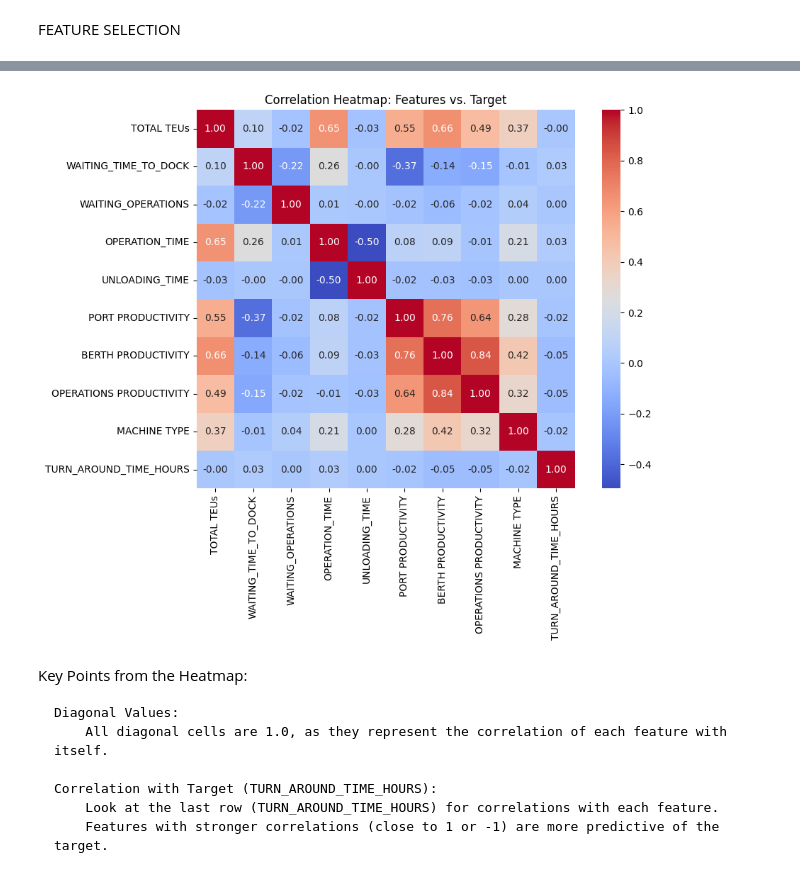
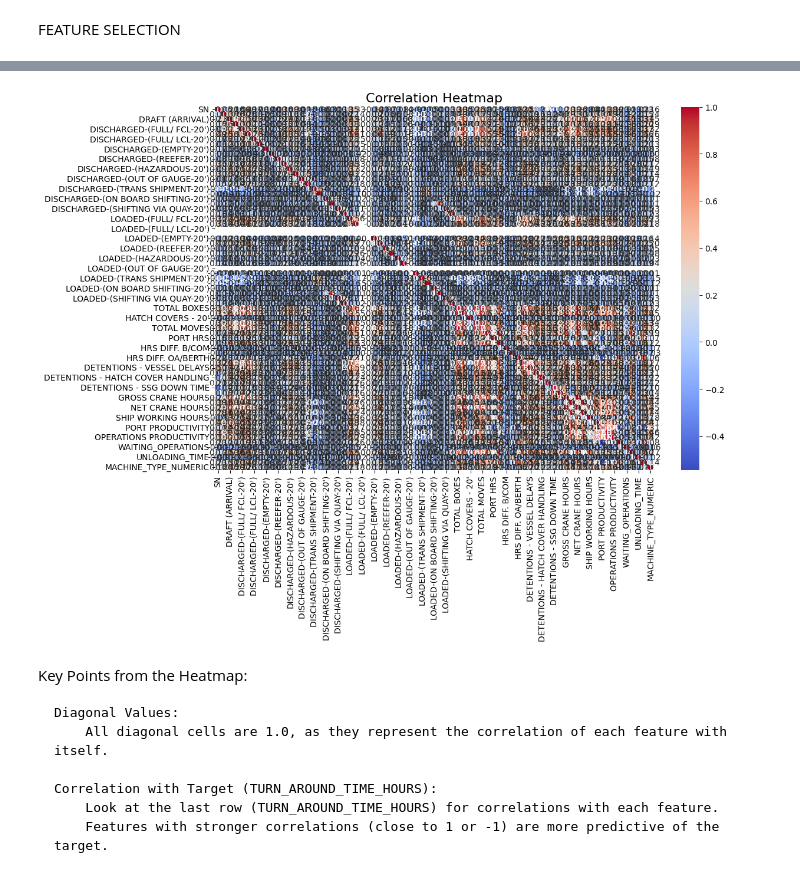
Before and after one commit to Athman-Athman/RESEARCH, a Jupyter notebook: RESEARCH_DATA_ANALYSIS_VTT_NOV_24.ipynb, the cells around one changed output, grey strips where cells are left out. Drawn from its saved outputs; the diff is of its cells as text; code cells hidden in the pictures.

```diff
--- a/RESEARCH_DATA_ANALYSIS_VTT_NOV_24.ipynb
+++ b/RESEARCH_DATA_ANALYSIS_VTT_NOV_24.ipynb
@@ -598,3 +598,8 @@ DATA_NEW_VARIABLES.to_excel("CLEANED_FINAL_DATASET.xlsx", index=False)
 print("Cleaned Final Dataset saved as 'CLEANED_FINAL_DATASET.xlsx'")
 # %% [output]
 Cleaned Final Dataset saved as 'CLEANED_FINAL_DATASET.xlsx'
+# %%
+# Loading the dataset
+file_path = './CLEANED_FINAL_DATASET.xlsx'
+fd = pd.read_excel(file_path)
+fd.describe()
@@ -865,18 +725,22 @@ plt.show()
 # %%
+import matplotlib.pyplot as plt
 import seaborn as sns
-import matplotlib.pyplot as plt
 
-# Extract correlation matrix for the candidate features and target
-correlation_matrix = cleaned_data[candidate_features + [target]].corr()
+# Select numeric columns only
+numeric_data = fd.select_dtypes(include=['float64', 'int64'])
+
+# Compute correlation matrix
+correlation_matrix = numeric_data.corr()
 
 # Plot the heatmap
-plt.figure(figsize=(10, 8))
-sns.heatmap(correlation_matrix, annot=True, fmt=".2f", cmap="coolwarm", cbar=True, square=True)
-plt.title('Correlation Heatmap: Features vs. Target')
-plt.tight_layout()
+plt.figure(figsize=(12, 8))
+sns.heatmap(correlation_matrix, annot=True, fmt=".2f", cmap="coolwarm", cbar=True)
+
+# Add titles and labels
+plt.title("Correlation Heatmap", fontsize=16)
 plt.show()
 # %% [output]
-[figure, old version]
+[figure, new version]
 # %% [markdown]
 Key Points from the Heatmap:
 
```
Also changed, not shown: parts of 7 cells of this notebook.
